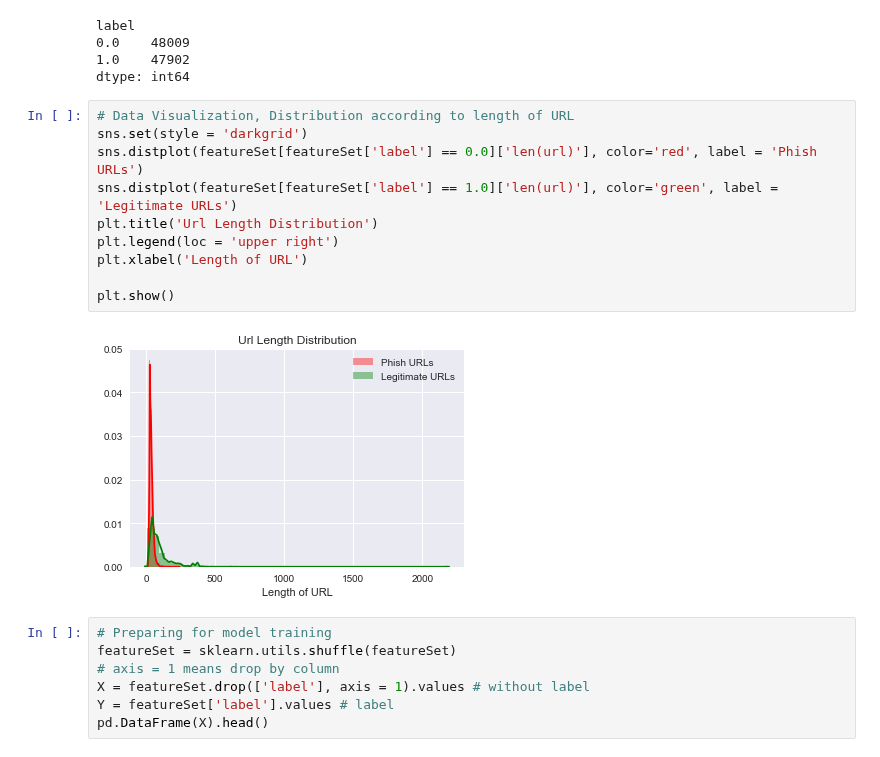
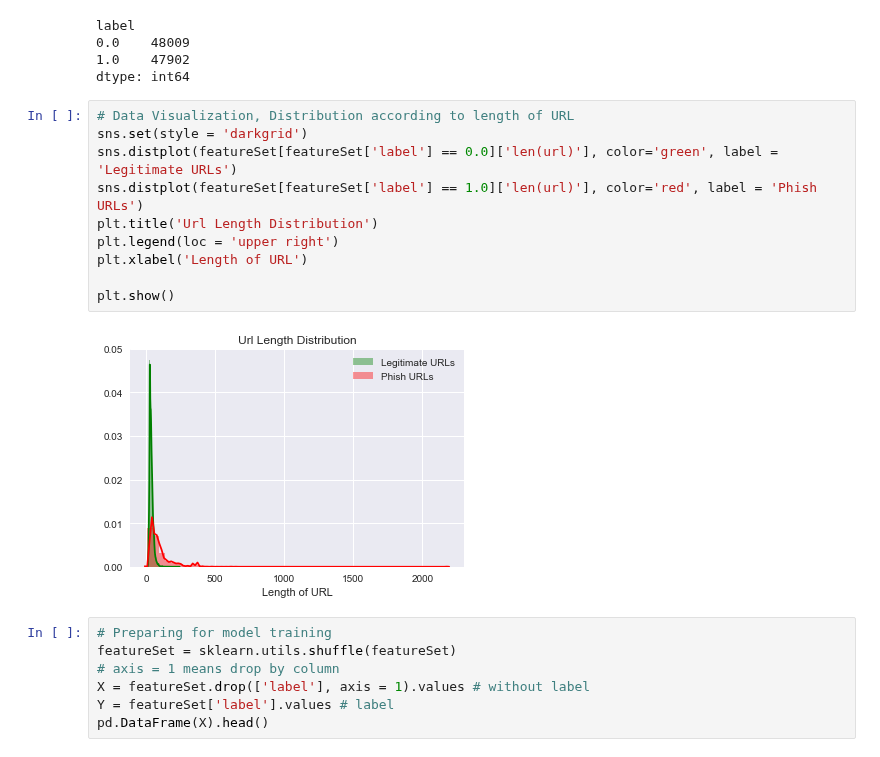
Before and after one commit to nileshjoshi15/DataDrivenProject, a Jupyter notebook: URL Classifier.ipynb, the cells around one changed output. Saved outputs shown, nothing was run; the diff lists cells and outputs as text.

```diff
--- a/URL Classifier.ipynb
+++ b/URL Classifier.ipynb
@@ -790,15 +790,15 @@ dtype: int64
 # %%
 # Data Visualization, Distribution according to length of URL
 sns.set(style = 'darkgrid')
-sns.distplot(featureSet[featureSet['label'] == 0.0]['len(url)'], color='red', label = 'Phish URLs')
-sns.distplot(featureSet[featureSet['label'] == 1.0]['len(url)'], color='green', label = 'Legitimate URLs')
+sns.distplot(featureSet[featureSet['label'] == 0.0]['len(url)'], color='green', label = 'Legitimate URLs')
+sns.distplot(featureSet[featureSet['label'] == 1.0]['len(url)'], color='red', label = 'Phish URLs')
 plt.title('Url Length Distribution')
 plt.legend(loc = 'upper right')
 plt.xlabel('Length of URL')
 
 plt.show()
 # %% [output]
-[figure, old version]
+[figure, new version]
 # %%
 # Preparing for model training
 featureSet = sklearn.utils.shuffle(featureSet)
```
Also changed, not shown: parts of 7 cells of this notebook.
